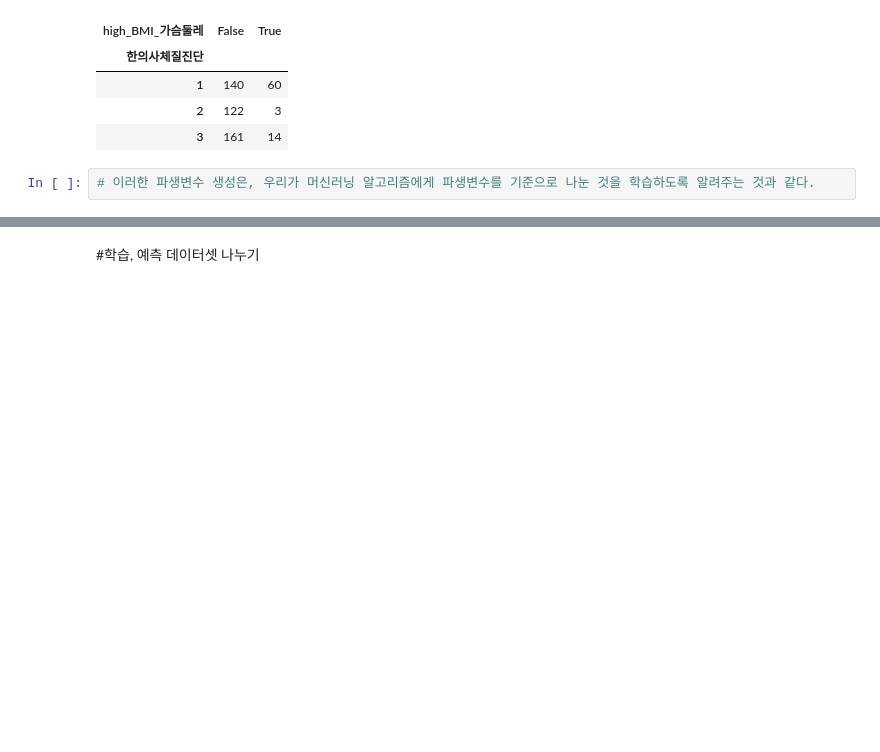
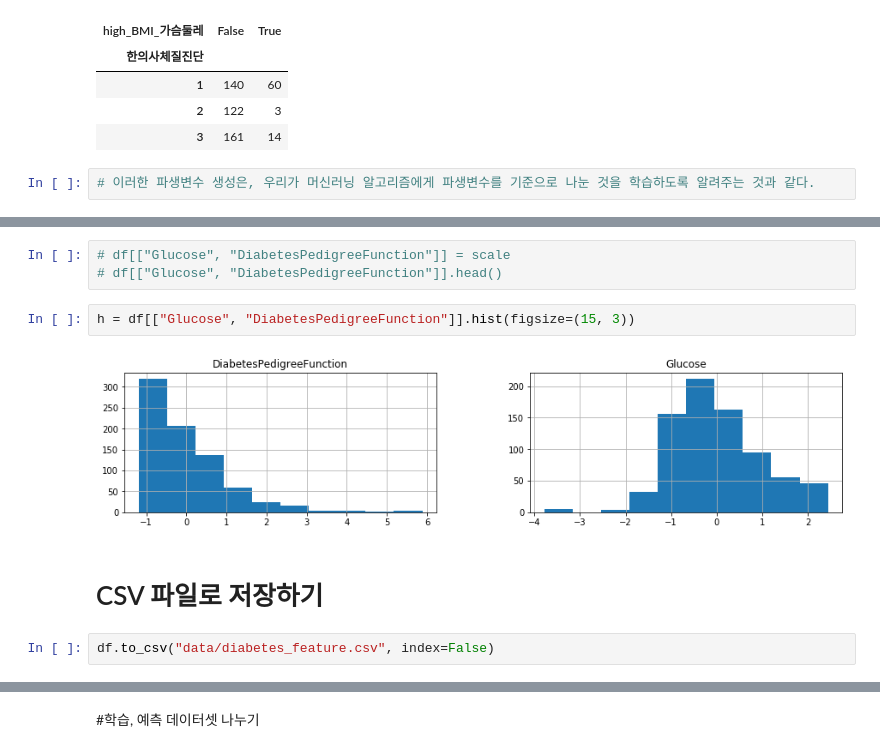
Before and after one commit to HyeonhoonLee/KIOM_KDC, a Jupyter notebook: KDC_feature_engineering.ipynb, the cells around one changed output, grey strips where cells are left out. Cells and saved outputs as stored; diff of their text form; blank space fills up the shorter version.

```diff
--- a/KDC_feature_engineering.ipynb
+++ b/KDC_feature_engineering.ipynb
@@ -520,0 +598,11 @@ pd.crosstab(df["한의사체질진단"], df["high_BMI_가슴둘레"])
+# %%
+# df[["Glucose", "DiabetesPedigreeFunction"]] = scale
+# df[["Glucose", "DiabetesPedigreeFunction"]].head()
+# %%
+h = df[["Glucose", "DiabetesPedigreeFunction"]].hist(figsize=(15, 3))
+# %% [output]
+[figure, added]
+# %% [markdown]
+# CSV 파일로 저장하기
+# %%
+df.to_csv("data/diabetes_feature.csv", index=False)
```
Also changed, not shown: parts of 34 cells of this notebook.
